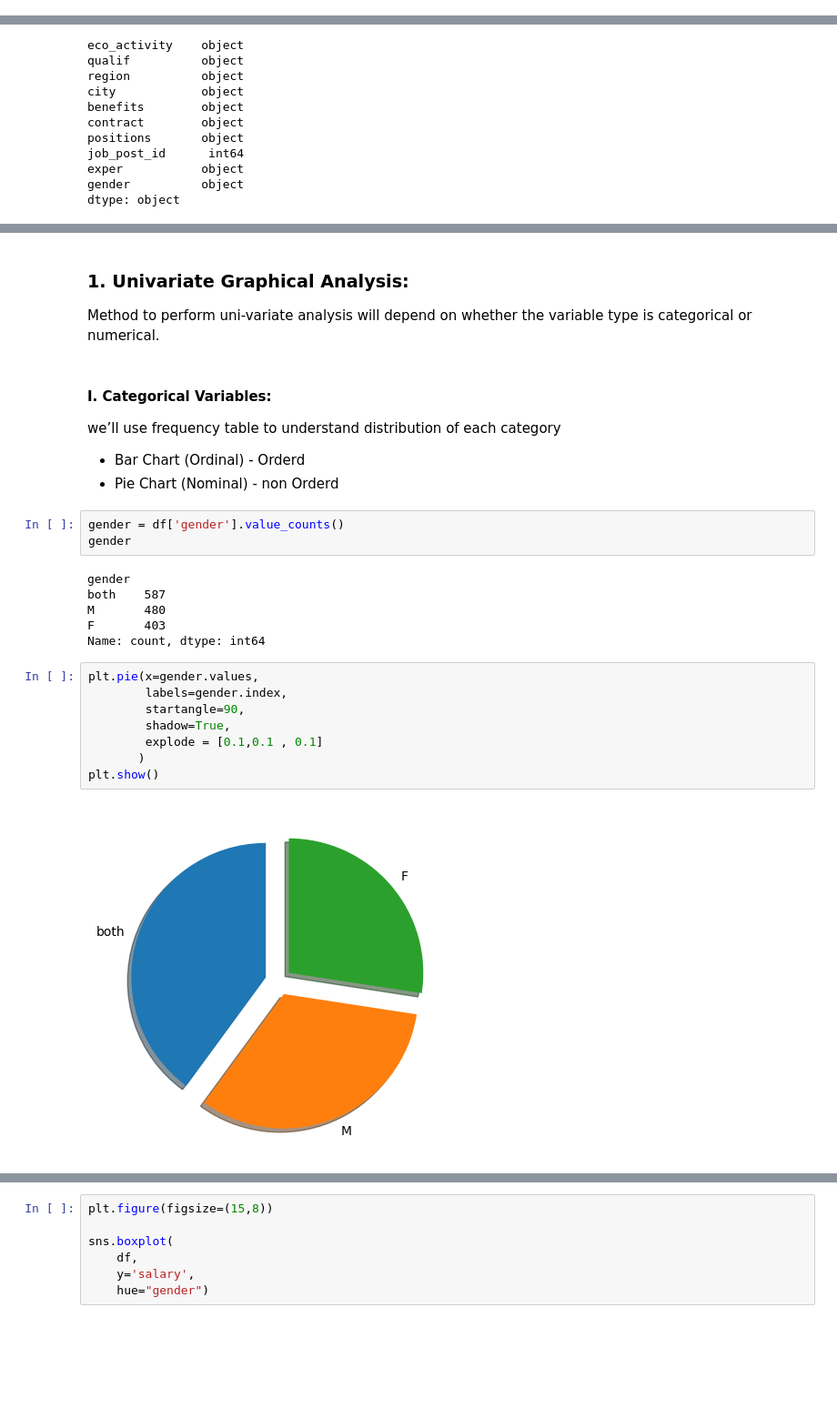
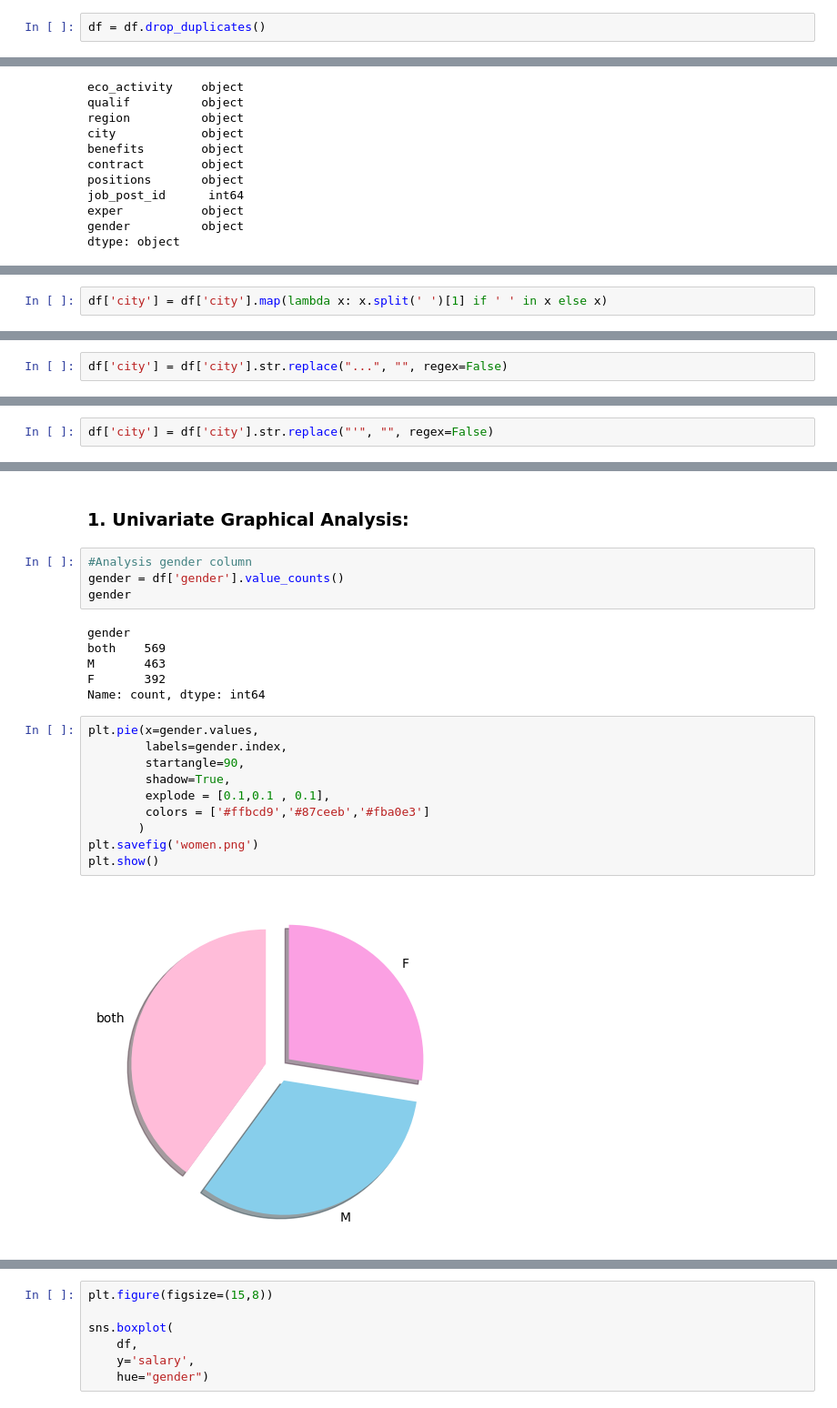
Before and after one commit to almalkiashwaq0/Analysis-of-Saudi-Jop-application, a Jupyter notebook: UseCase5 (1).ipynb, the cells around one changed output, grey strips where cells are left out. Shown at 91% size. Saved outputs shown, nothing was run; the diff lists cells and outputs as text; blank space fills up the shorter version.

```diff
--- a/UseCase5 (1).ipynb
+++ b/UseCase5 (1).ipynb
@@ -161,0 +133,2 @@ df[df['job_post_id'].duplicated(keep=False)].shape
+# %%
+df = df.drop_duplicates()
@@ -492,0 +389,2 @@ df
+# %%
+df['city'] = df['city'].map(lambda x: x.split(' ')[1] if ' ' in x else x)
@@ -492,0 +397,2 @@ df
+# %%
+df['city'] = df['city'].str.replace("...", "", regex=False)
@@ -492,0 +405,2 @@ df
+# %%
+df['city'] = df['city'].str.replace("'", "", regex=False)
@@ -507,28 +435,24 @@ Statistics summary gives a high-level idea to identify whether the data has any
 # %% [markdown]
 ### 1. Univariate Graphical Analysis:
-Method to perform uni-variate analysis will depend on whether the variable type is categorical or numerical.
-# %% [markdown]
-#### I. Categorical Variables:
-
-we’ll use frequency table to understand distribution of each category
-- Bar Chart (Ordinal) - Orderd
-- Pie Chart (Nominal) - non Orderd
 # %%
+#Analysis gender column
 gender = df['gender'].value_counts()
 gender
 # %% [output]
 gender
-both    587
-M       480
-F       403
+both    569
+M       463
+F       392
 Name: count, dtype: int64
 # %%
 plt.pie(x=gender.values,
         labels=gender.index,
         startangle=90,
         shadow=True,
-        explode = [0.1,0.1 , 0.1]
+        explode = [0.1,0.1 , 0.1],
+        colors = ['#ffbcd9','#87ceeb','#fba0e3']
        )
+plt.savefig('women.png')
 plt.show()
 # %% [output]
-[figure, old version]
+[figure, new version]
```
Also changed, not shown: parts of 111 cells of this notebook.
